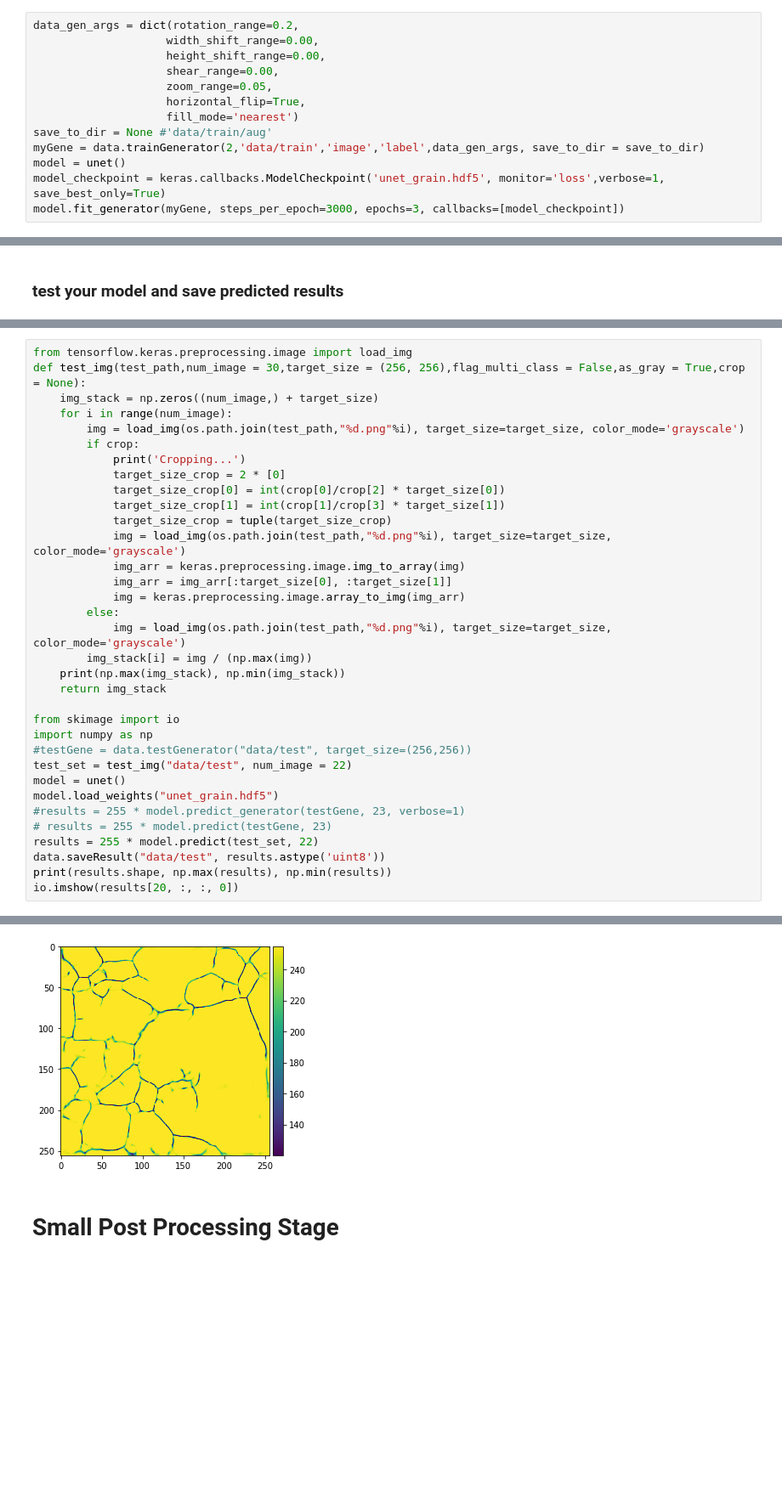
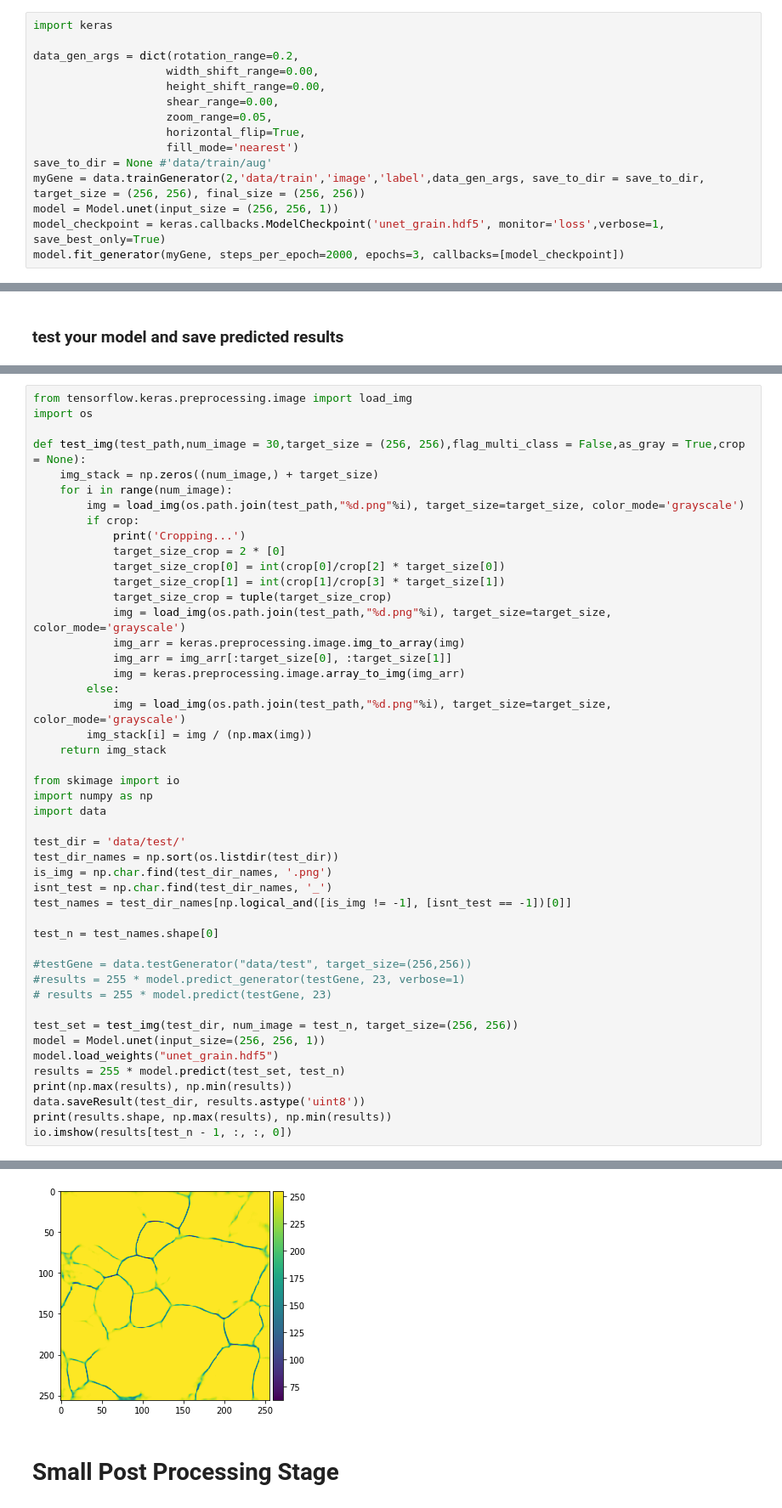
Before and after one commit to xkstein/Grain-U-Net, a Jupyter notebook: main.ipynb, the cells around one changed output, grey strips where cells are left out. Shown at 85% size. Saved outputs shown, nothing was run; the diff lists cells and outputs as text; blank space fills up the shorter version.

```diff
--- a/main.ipynb
+++ b/main.ipynb
@@ -41,6 +44,8 @@ The input shape of image and mask are the same :(batch_size,rows,cols,channel =
 # %% [markdown]
 ### Train with data generator
 # %%
+import keras
+
 data_gen_args = dict(rotation_range=0.2,
                     width_shift_range=0.00,
                     height_shift_range=0.00,
@@ -49,10 +54,10 @@ data_gen_args = dict(rotation_range=0.2,
                     horizontal_flip=True,
                     fill_mode='nearest')
 save_to_dir = None #'data/train/aug'
-myGene = data.trainGenerator(2,'data/train','image','label',data_gen_args, save_to_dir = save_to_dir)
-model = unet()
+myGene = data.trainGenerator(2,'data/train','image','label',data_gen_args, save_to_dir = save_to_dir, target_size = (256, 256), final_size = (256, 256))
+model = Model.unet(input_size = (256, 256, 1))
 model_checkpoint = keras.callbacks.ModelCheckpoint('unet_grain.hdf5', monitor='loss',verbose=1, save_best_only=True)
-model.fit_generator(myGene, steps_per_epoch=3000, epochs=3, callbacks=[model_checkpoint])
+model.fit_generator(myGene, steps_per_epoch=2000, epochs=3, callbacks=[model_checkpoint])
 # %% [output]
 Found 54 images belonging to 1 classes.
 Found 54 images belonging to 1 classes.
@@ -71,5 +109,7 @@ Epoch 2/3
 # %%
 from tensorflow.keras.preprocessing.image import load_img
+import os
+
 def test_img(test_path,num_image = 30,target_size = (256, 256),flag_multi_class = False,as_gray = True,crop = None):
     img_stack = np.zeros((num_image,) + target_size)
     for i in range(num_image):
@@ -87,19 +127,30 @@ def test_img(test_path,num_image = 30,target_size = (256, 256),flag_multi_class
         else:
             img = load_img(os.path.join(test_path,"%d.png"%i), target_size=target_size, color_mode='grayscale')
         img_stack[i] = img / (np.max(img))
-    print(np.max(img_stack), np.min(img_stack))
     return img_stack
 
 from skimage import io
 import numpy as np
+import data
+
+test_dir = 'data/test/'
+test_dir_names = np.sort(os.listdir(test_dir))
+is_img = np.char.find(test_dir_names, '.png')
+isnt_test = np.char.find(test_dir_names, '_')
+test_names = test_dir_names[np.logical_and([is_img != -1], [isnt_test == -1])[0]]
+
+test_n = test_names.shape[0]
+
 #testGene = data.testGenerator("data/test", target_size=(256,256))
-test_set = test_img("data/test", num_image = 22)
-model = unet()
-model.load_weights("unet_grain.hdf5")
 #results = 255 * model.predict_generator(testGene, 23, verbose=1)
 # results = 255 * model.predict(testGene, 23)
-results = 255 * model.predict(test_set, 22)
-data.saveResult("data/test", results.astype('uint8'))
+
+test_set = test_img(test_dir, num_image = test_n, target_size=(256, 256))
+model = Model.unet(input_size=(256, 256, 1))
+model.load_weights("unet_grain.hdf5")
+results = 255 * model.predict(test_set, test_n)
+print(np.max(results), np.min(results))
+data.saveResult(test_dir, results.astype('uint8'))
 print(results.shape, np.max(results), np.min(results))
-io.imshow(results[20, :, :, 0])
+io.imshow(results[test_n - 1, :, :, 0])
 # %% [output]
@@ -109,4 +160,4 @@ io.imshow(results[20, :, :, 0])
-[figure, old version]
+[figure, new version]
 # %% [markdown]
 # Small Post Processing Stage
 # %% [markdown]
```
Also changed, not shown: parts of 8 cells of this notebook, 3 other files.
